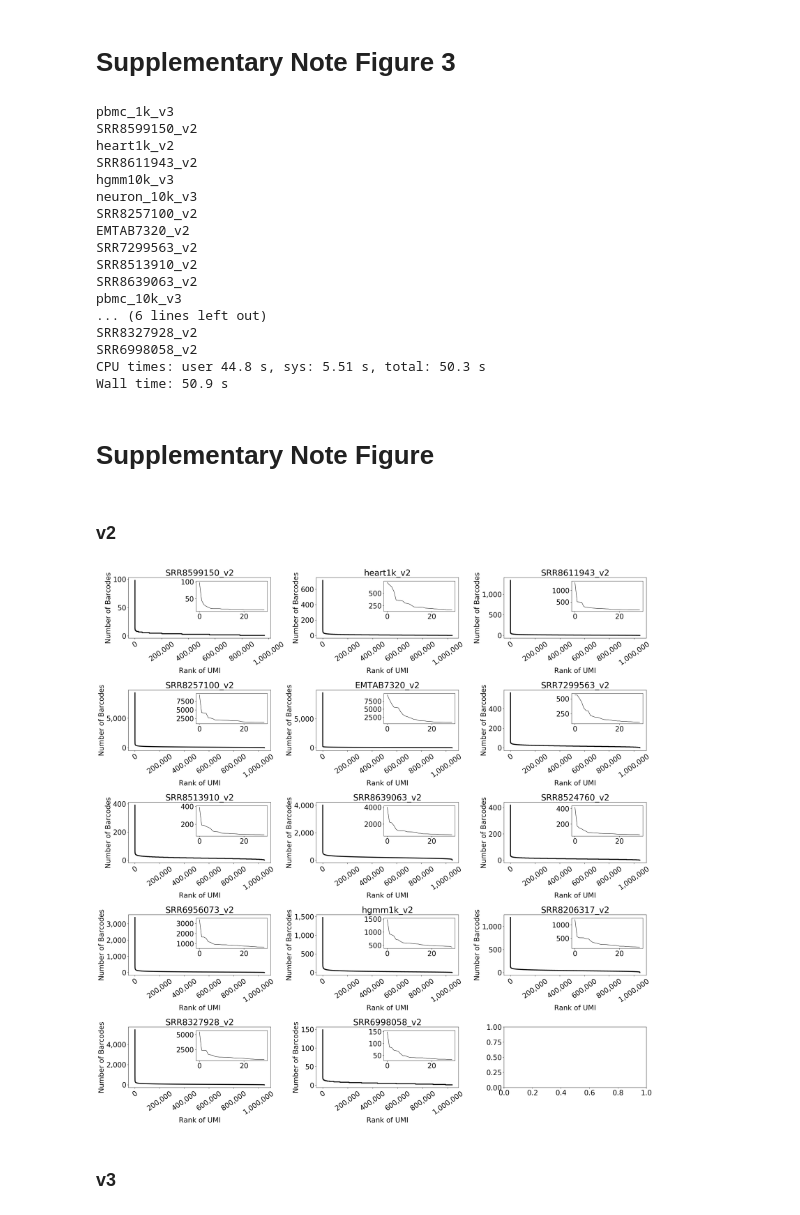
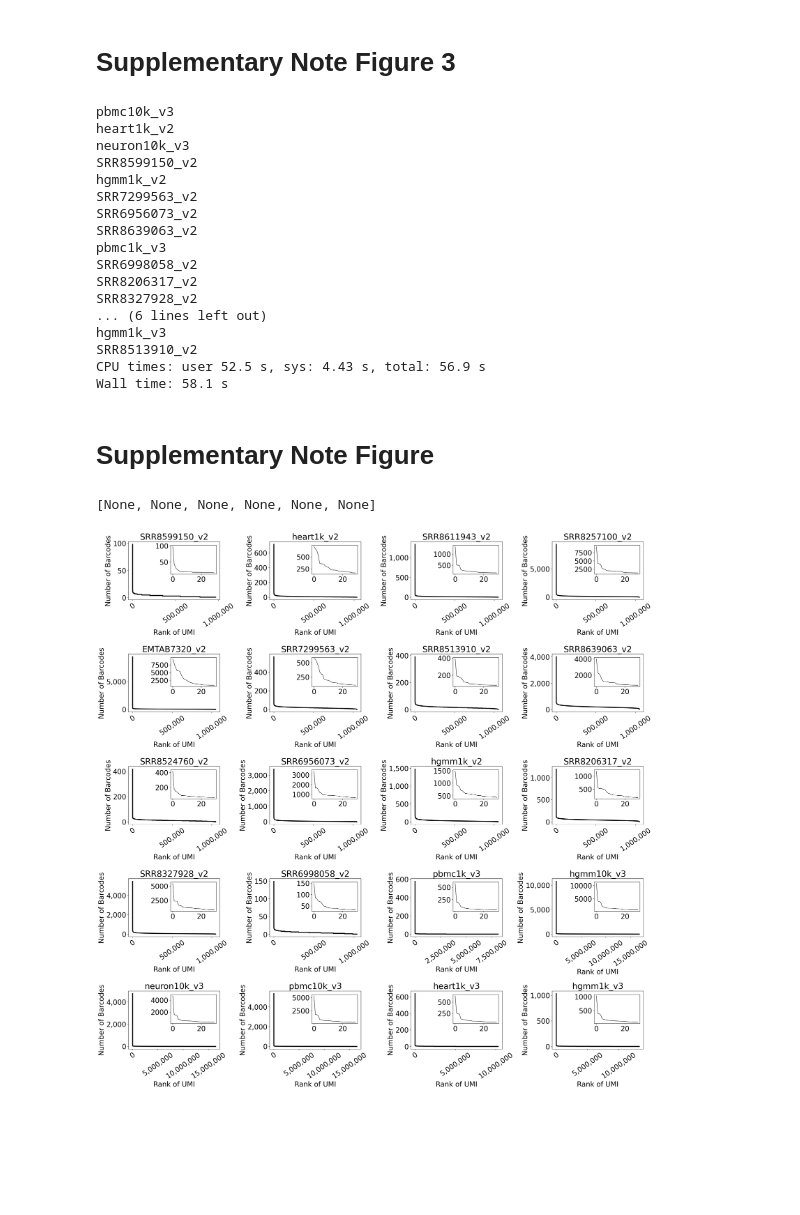
Before and after one commit to pachterlab/MBGBLHGP_2019, a Jupyter notebook: notebooks/umicelldist.ipynb, the cells around one changed output. Saved outputs shown, nothing was run; the diff lists cells and outputs as text; code cells hidden in the pictures; blank space fills up the shorter version.

```diff
--- a/notebooks/umicelldist.ipynb
+++ b/notebooks/umicelldist.ipynb
@@ -72,48 +80,47 @@ v2_data["SRR8639063_v2"]["n_cells"] = 6614
 # %%
 v3_data = {}
 v3_data["hgmm1k_v3"] = {"n_reads": 63105786}
-v3_data["neuron_10k_v3"] = {"n_reads": 357111595}
-v3_data["pbmc_10k_v3"] = {"n_reads": 638901019}
-v3_data["pbmc_1k_v3"] = {"n_reads": 66601887}
+v3_data["neuron10k_v3"] = {"n_reads": 357111595}
+v3_data["pbmc10k_v3"] = {"n_reads": 638901019}
+v3_data["pbmc1k_v3"] = {"n_reads": 66601887}
 v3_data["heart1k_v3"] = {"n_reads": 84512390}
 v3_data["hgmm10k_v3"] = {"n_reads": 721180737}
 
 v3_data["hgmm1k_v3"]["n_cells"] = 1011
-v3_data["neuron_10k_v3"]["n_cells"] = 11477
-v3_data["pbmc_10k_v3"]["n_cells"] = 1045
-v3_data["pbmc_1k_v3"]["n_cells"] = 11790
+v3_data["neuron10k_v3"]["n_cells"] = 11477
+v3_data["pbmc10k_v3"]["n_cells"] = 1045
+v3_data["pbmc1k_v3"]["n_cells"] = 11790
 v3_data["heart1k_v3"]["n_cells"] = 11692
 v3_data["hgmm10k_v3"]["n_cells"] = 1227
 # %%
 %%time
-for f in glob.glob("/home/sina/projects/bus/validate/all_bus/k*"):
-    name = "_".join(f.split("/")[7].split("_")[1:])
+for f in glob.glob("/content/MBGBLHGP_2019/data/umicelldist-supp_note/*"):
+    name = f.split("/")[-1]
     print(name)
     if "v2" in name:
         # Dataframe of umis and how many cells they occur in
-        tmp = pd.read_csv(f + "/umicelldist.txt", header=None, sep="\t", names=["umi", "count"])
-        tmp.name = name
+        tmp = np.sort(pd.read_csv(f + "/umicelldist.txt", header=None, sep="\t", names=["umi", "count"])["count"].values)
         v2_data[name]["umicelldist"] = tmp
 
     elif "v3" in name:
-        tmp = pd.read_csv(f + "/umicelldist.txt", header=None, sep="\t", names=["umi", "count"])
-        tmp.name = name
+        tmp = np.sort(pd.read_csv(f + "/umicelldist.txt", header=None, sep="\t", names=["umi", "count"])["count"].values)
+
         v3_data[name]["umicelldist"] = tmp
 # %% [output]
-pbmc_1k_v3
+pbmc10k_v3
+heart1k_v2
+neuron10k_v3
 SRR8599150_v2
-heart1k_v2
-SRR8611943_v2
-hgmm10k_v3
-neuron_10k_v3
-SRR8257100_v2
-EMTAB7320_v2
+hgmm1k_v2
 SRR7299563_v2
+SRR6956073_v2
+SRR8639063_v2
+pbmc1k_v3
+SRR6998058_v2
+SRR8206317_v2
+SRR8327928_v2
+... (6 lines left out)
+hgmm1k_v3
 SRR8513910_v2
-SRR8639063_v2
-pbmc_10k_v3
-... (6 lines left out)
-SRR8327928_v2
-SRR6998058_v2
-CPU times: user 44.8 s, sys: 5.51 s, total: 50.3 s
-Wall time: 50.9 s
+CPU times: user 52.5 s, sys: 4.43 s, total: 56.9 s
+Wall time: 58.1 s
@@ -120,4 +129,12 @@ Wall time: 50.9 s
 # %% [markdown]
 # Supplementary Note Figure
-# %% [markdown]
-### v2
+# %%
+names = v2_names
+n3 = v3_names
+names = np.append(names, n3)
+
+data =[v2_data[i]["umicelldist"] for i in v2_names]
+
+[data.append(v3_data[i]["umicelldist"]) for i in v3_names]
+# %% [output]
+[None, None, None, None, None, None]
@@ -124,37 +143,35 @@ Wall time: 50.9 s
 # %%
-fig, axs = plt.subplots(5,3, figsize=(25, 25), facecolor='w', edgecolor='k')
+fig, axs = plt.subplots(5,4, figsize=(25, 25), facecolor='w', edgecolor='k')
 fig.subplots_adjust(hspace = 0.75, wspace=0.5)
 axs = axs.ravel()
 
-for i in range(len(v2_names)):
+for i in range(len(names)):
     top = 30
     thresh = 1
 
-    counts = np.sort(v2_data[v2_names[i]]["umicelldist"]["count"])
+    counts = data[i]
 
 
     axs[i].plot(range(len(counts))[::-1], counts, color="k", linewidth=3)
 
     inset = inset_axes(axs[i], width="50%", height="50%", loc=1)
     parts = inset.plot(range(len(counts[-top::]))[::-1], counts[-top::], color="k", linewidth=1)
 
-    axs[i].set_title(v2_names[i])
+    axs[i].set_title(names[i])
 
     axs[i].set_xlabel("Rank of UMI")
     axs[i].set_ylabel("Number of Barcodes")
 
     axs[i].get_xaxis().set_visible(True)
     axs[i].get_yaxis().set_major_formatter(StrMethodFormatter('{x:,.0f}'))
     axs[i].get_xaxis().set_major_formatter(StrMethodFormatter('{x:,.0f}'))
 
 
 
     for tick in axs[i].get_xticklabels():
         tick.set_rotation(35)
 plt.tight_layout()
-plt.savefig("v2_uniform.pdf")
+plt.savefig("all_uniform.pdf")
 plt.show()
 # %% [output]
-[figure, old version]
+[figure, new version]
-# %% [markdown]
-### v3
```
Also changed, not shown: parts of 9 cells of this notebook.
